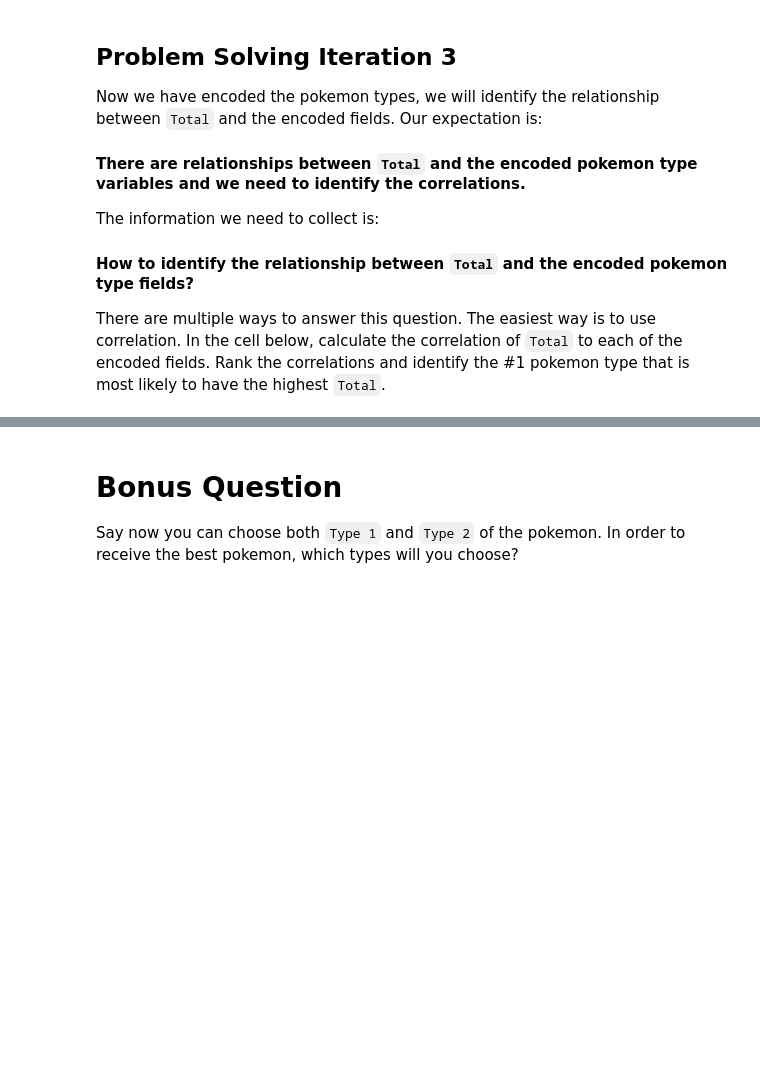
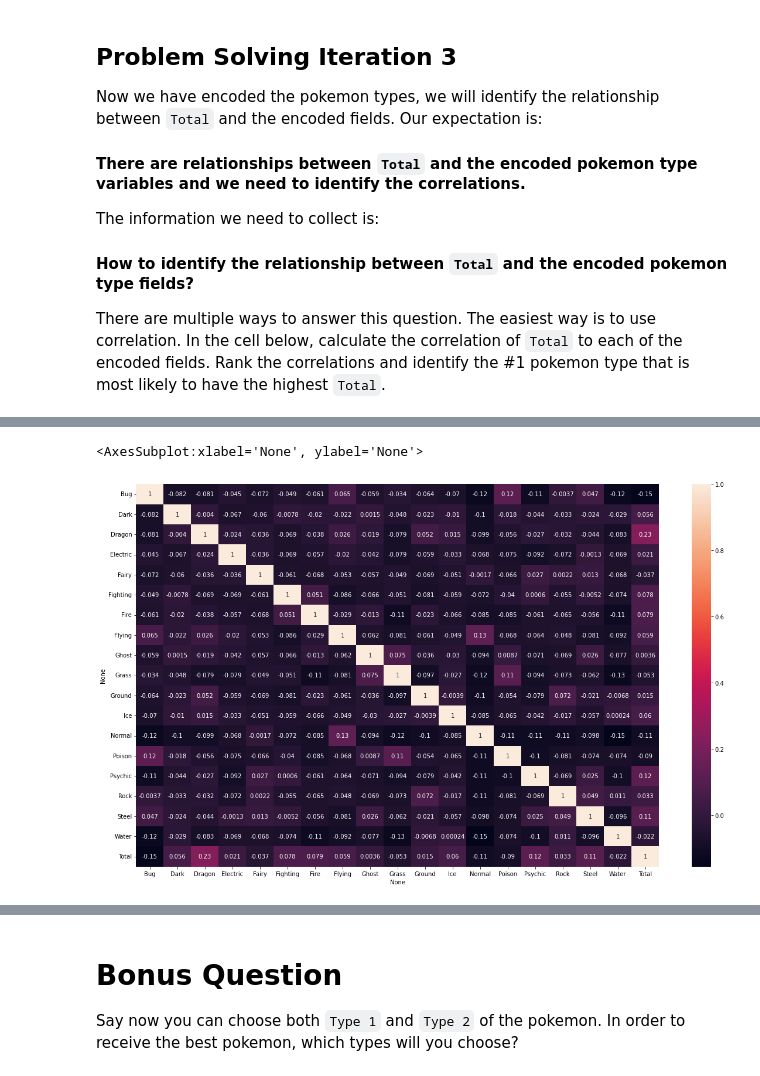
Before and after one commit to hollyjanedalton/lab-dataframe-calculations, a Jupyter notebook: your-code/challenge-2.ipynb, the cells around one changed output, grey strips where cells are left out. Drawn from its saved outputs; the diff is of its cells as text; code cells hidden in the pictures; blank space fills up the shorter version.

Commit message:
Pokemon challenge 2 complete

```diff
--- a/your-code/challenge-2.ipynb
+++ b/your-code/challenge-2.ipynb
@@ -164,0 +117,8 @@ ValueError: Shape of passed values is (800, 35), indices imply (800, 17)
+# %%
+#Next Step is OneHotEncoding type 1 and afterwards, type 2
+
+encoder_type1 = OneHotEncoder().fit(type1)
+encoded_type1 = encoder_type1.transform(type1).toarray()
+
+onehot_encoded_type1 = pd.DataFrame(encoded_type1, columns = encoder_type1.categories_)
+onehot_encoded_type1.head()
@@ -164,0 +132,12 @@ ValueError: Shape of passed values is (800, 35), indices imply (800, 17)
+# %%
+#OneHotEncoding type 2
+
+encoder_type2 = OneHotEncoder().fit(type2)
+encoded_type2 = encoder_type2.transform(type2).toarray()
+
+
+onehot_encoded_type2 = pd.DataFrame(encoded_type2, columns = encoder_type2.categories_)
+onehot_encoded_type2.head()
+
+onehot_encoded_type2.drop('none', axis=1, inplace=True)  #dropping "none" column
+onehot_encoded_type2.head()
@@ -164,0 +151,5 @@ ValueError: Shape of passed values is (800, 35), indices imply (800, 17)
+# %%
+#combine type 1 and type 2
+
+combined_types = onehot_encoded_type1 + onehot_encoded_type2
+combined_types.head(15)
@@ -178,0 +185,8 @@ There are multiple ways to answer this question. The easiest way is to use corre
+# %%
+# Calculate the correlation of Total to each of the encoded fields
+
+combined_types['Total'] = pokemon['Total']
+#so we just created this onehotencoding, and now we need to compare it to the original "Total" column, so we need
+#to add the 'pokemon.Total' column to the onehotencoded combined types table
+
+combined_types.head(10)
@@ -178,0 +205,8 @@ There are multiple ways to answer this question. The easiest way is to use corre
+# %%
+#heatmap showing correlation between Total and Type 1 and Type 2
+
+correlation = combined_types.corr()
+sns.heatmap(correlation, annot=True)
+# %% [output]
+<AxesSubplot:xlabel='None', ylabel='None'>
+[figure, added]
```
Also changed, not shown: parts of 21 cells of this notebook, 1 other file.
